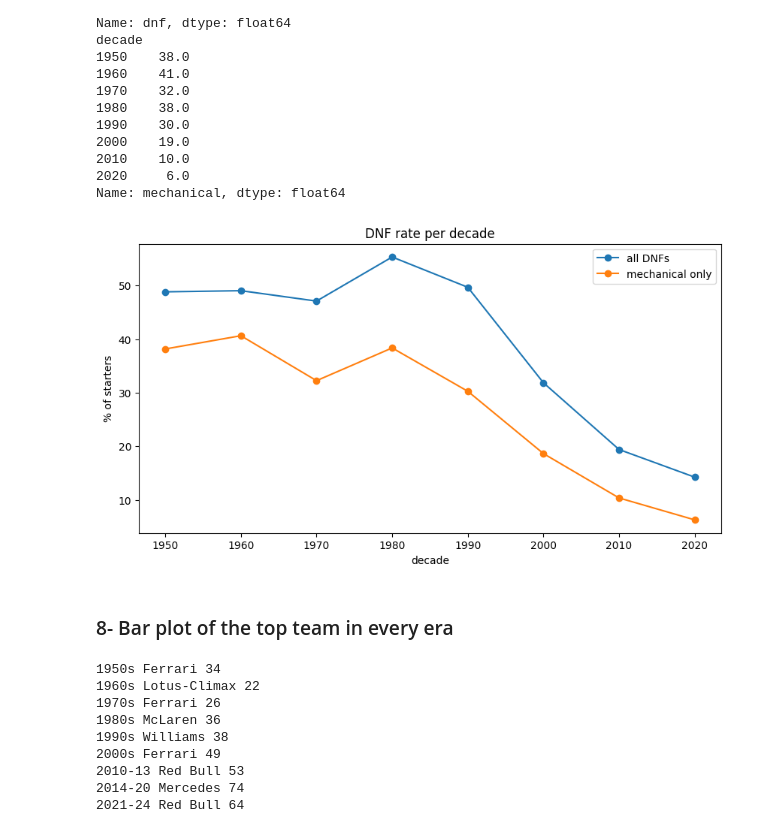
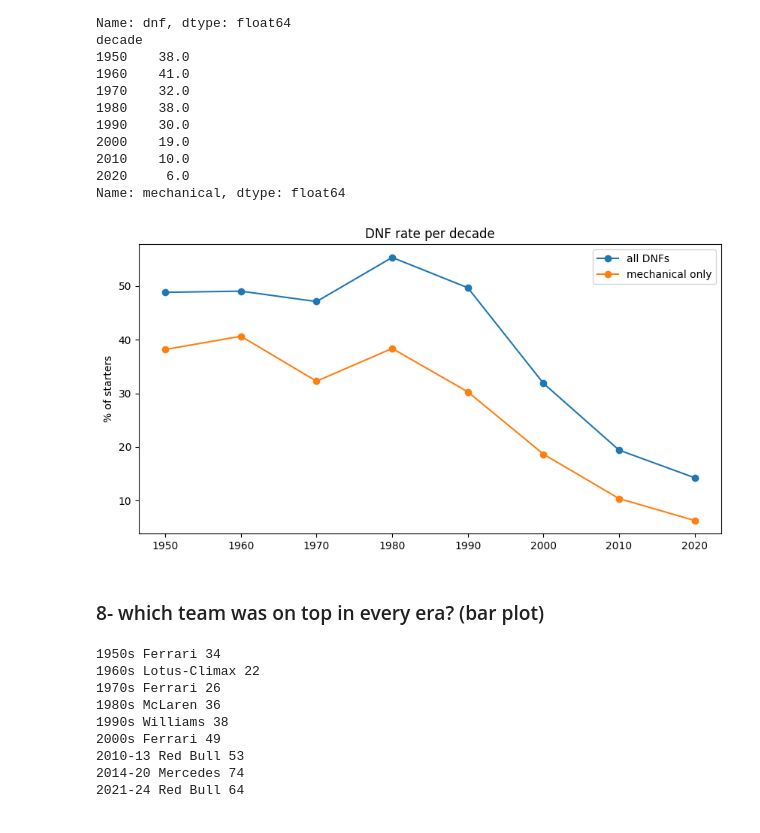
Before and after one commit to Majed-Codes/f1-eda-dashboard, a Jupyter notebook: notebook/f1_eda.ipynb, the cells around one changed output. Cells and saved outputs as stored; diff of their text form; code cells hidden in the pictures.

```diff
--- a/notebook/f1_eda.ipynb
+++ b/notebook/f1_eda.ipynb
@@ -557,18 +539,17 @@ Name: mechanical, dtype: float64
 # %%
 plt.figure(figsize=(10,5))
 plt.plot(dnf_rate.index, dnf_rate, marker='o', label='all DNFs')
 plt.plot(mech_rate.index, mech_rate, marker='o', label='mechanical only')
 plt.title('DNF rate per decade')
-plt.xlabel('decade')
 plt.ylabel('% of starters')
 plt.legend()
 plt.show()
-# until the 1980s about half of the starters didnt finish, in the 2020s its only 14%
+# until the 80s about half the starters didnt finish!! in the 2020s its only 14%
 # mechanical DNFs went from 38% in the 1950s to 6%
 # %% [output]
-[figure, old version]
+[figure, new version]
 # %% [markdown]
-### 8- Bar plot of the top team in every era
+### 8- which team was on top in every era? (bar plot)
 # %%
 eras=[('1950s', 1950, 1959), ('1960s', 1960, 1969), ('1970s', 1970, 1979), ('1980s', 1980, 1989),
       ('1990s', 1990, 1999), ('2000s', 2000, 2009), ('2010-13', 2010, 2013), ('2014-20', 2014, 2020),
```
Also changed, not shown: parts of 49 cells of this notebook, 2 other files.
